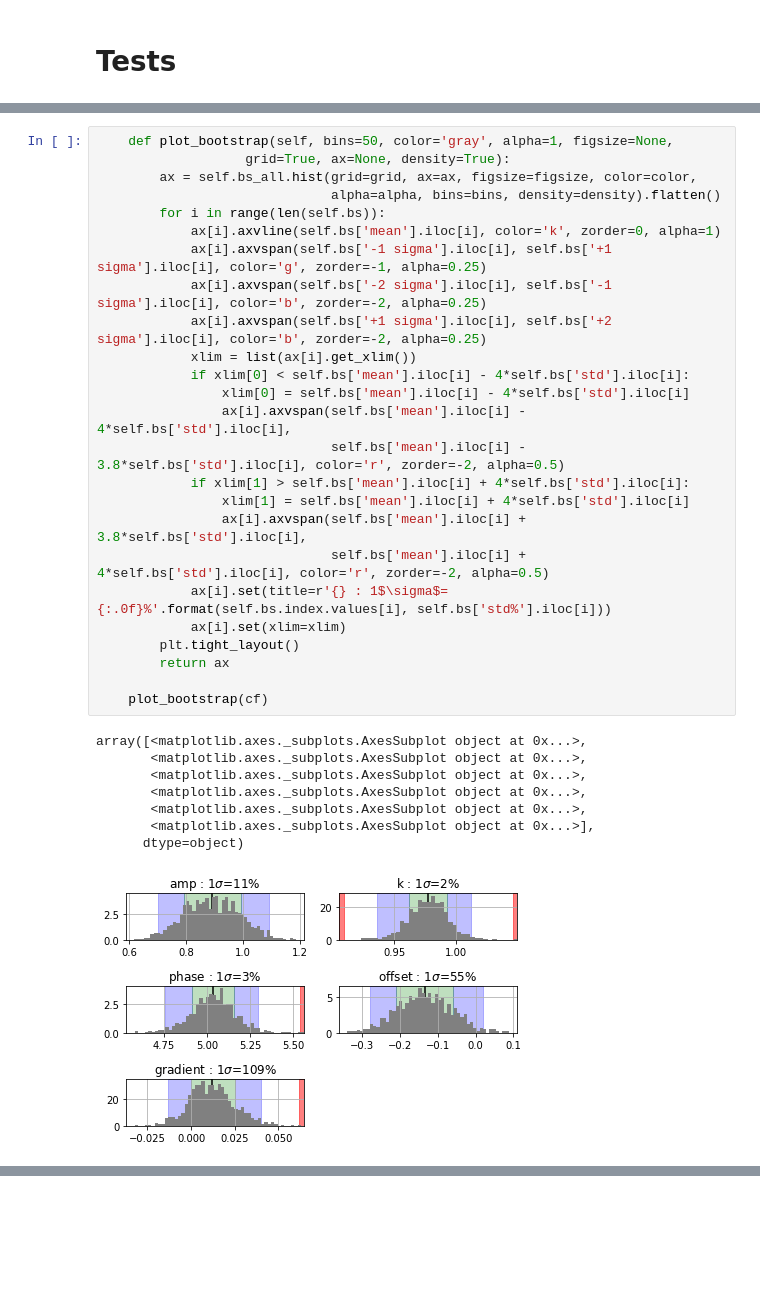
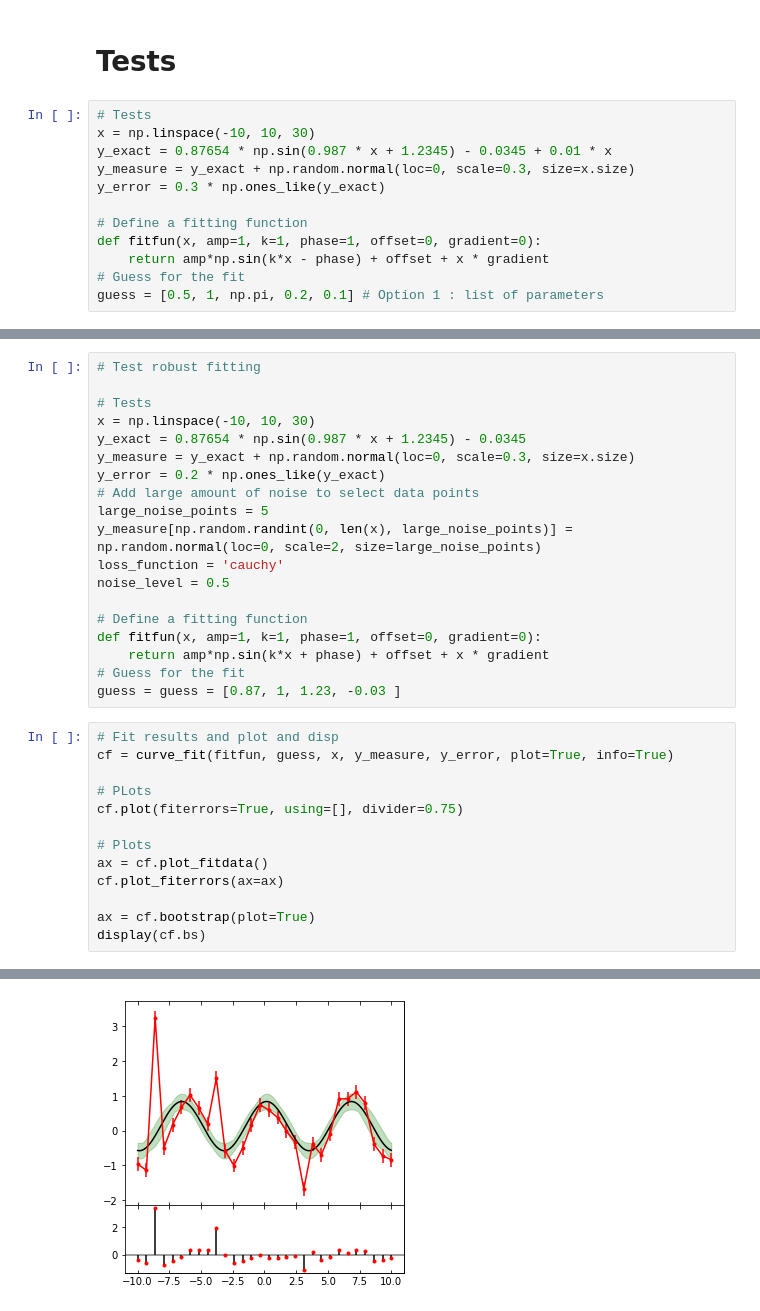
Before and after one commit to ranchop/therpy, a Jupyter notebook: notebooks/Development/curve_fit.ipynb, the cells around one changed output, grey strips where cells are left out. Cells and saved outputs as stored; diff of their text form; blank space fills up the shorter version.

Commit message:
curve_fit with robust fitting

```diff
--- a/notebooks/Development/curve_fit.ipynb
+++ b/notebooks/Development/curve_fit.ipynb
@@ -1109,3 +1134,15 @@ class curve_fit:
         return ax
 # %% [markdown]
 # Tests
+# %%
+# Tests
+x = np.linspace(-10, 10, 30)
+y_exact = 0.87654 * np.sin(0.987 * x + 1.2345) - 0.0345 + 0.01 * x
+y_measure = y_exact + np.random.normal(loc=0, scale=0.3, size=x.size)
+y_error = 0.3 * np.ones_like(y_exact)
+
+# Define a fitting function
+def fitfun(x, amp=1, k=1, phase=1, offset=0, gradient=0):
+    return amp*np.sin(k*x - phase) + offset + x * gradient
+# Guess for the fit
+guess = [0.5, 1, np.pi, 0.2, 0.1] # Option 1 : list of parameters
@@ -1160,34 +1292,33 @@ display(cf.bs)
-# %%
-    def plot_bootstrap(self, bins=50, color='gray', alpha=1, figsize=None,
-                   grid=True, ax=None, density=True):
-        ax = self.bs_all.hist(grid=grid, ax=ax, figsize=figsize, color=color,
-                              alpha=alpha, bins=bins, density=density).flatten()
-        for i in range(len(self.bs)):
-            ax[i].axvline(self.bs['mean'].iloc[i], color='k', zorder=0, alpha=1)
-            ax[i].axvspan(self.bs['-1 sigma'].iloc[i], self.bs['+1 sigma'].iloc[i], color='g', zorder=-1, alpha=0.25)
-            ax[i].axvspan(self.bs['-2 sigma'].iloc[i], self.bs['-1 sigma'].iloc[i], color='b', zorder=-2, alpha=0.25)
-            ax[i].axvspan(self.bs['+1 sigma'].iloc[i], self.bs['+2 sigma'].iloc[i], color='b', zorder=-2, alpha=0.25)
-            xlim = list(ax[i].get_xlim())
-            if xlim[0] < self.bs['mean'].iloc[i] - 4*self.bs['std'].iloc[i]:
-                xlim[0] = self.bs['mean'].iloc[i] - 4*self.bs['std'].iloc[i]
-                ax[i].axvspan(self.bs['mean'].iloc[i] - 4*self.bs['std'].iloc[i],
-                              self.bs['mean'].iloc[i] - 3.8*self.bs['std'].iloc[i], color='r', zorder=-2, alpha=0.5)
-            if xlim[1] > self.bs['mean'].iloc[i] + 4*self.bs['std'].iloc[i]:
-                xlim[1] = self.bs['mean'].iloc[i] + 4*self.bs['std'].iloc[i]
-                ax[i].axvspan(self.bs['mean'].iloc[i] + 3.8*self.bs['std'].iloc[i],
-                              self.bs['mean'].iloc[i] + 4*self.bs['std'].iloc[i], color='r', zorder=-2, alpha=0.5)
-            ax[i].set(title=r'{} : 1$\sigma$={:.0f}%'.format(self.bs.index.values[i], self.bs['std%'].iloc[i]))
-            ax[i].set(xlim=xlim)
-        plt.tight_layout()
-        return ax
-
-    plot_bootstrap(cf)
-# %% [output]
-array([<matplotlib.axes._subplots.AxesSubplot object at 0x...>,
-       <matplotlib.axes._subplots.AxesSubplot object at 0x...>,
-       <matplotlib.axes._subplots.AxesSubplot object at 0x...>,
-       <matplotlib.axes._subplots.AxesSubplot object at 0x...>,
-       <matplotlib.axes._subplots.AxesSubplot object at 0x...>,
-       <matplotlib.axes._subplots.AxesSubplot object at 0x...>],
-      dtype=object)
-[figure, removed]
+# %%
+# Test robust fitting
+
+# Tests
+x = np.linspace(-10, 10, 30)
+y_exact = 0.87654 * np.sin(0.987 * x + 1.2345) - 0.0345
+y_measure = y_exact + np.random.normal(loc=0, scale=0.3, size=x.size)
+y_error = 0.2 * np.ones_like(y_exact)
+# Add large amount of noise to select data points
+large_noise_points = 5
+y_measure[np.random.randint(0, len(x), large_noise_points)] = np.random.normal(loc=0, scale=2, size=large_noise_points)
+loss_function = 'cauchy'
+noise_level = 0.5
+
+# Define a fitting function
+def fitfun(x, amp=1, k=1, phase=1, offset=0, gradient=0):
+    return amp*np.sin(k*x + phase) + offset + x * gradient
+# Guess for the fit
+guess = guess = [0.87, 1, 1.23, -0.03 ]
+# %%
+# Fit results and plot and disp
+cf = curve_fit(fitfun, guess, x, y_measure, y_error, plot=True, info=True)
+
+# PLots
+cf.plot(fiterrors=True, using=[], divider=0.75)
+
+# Plots
+ax = cf.plot_fitdata()
+cf.plot_fiterrors(ax=ax)
+
+ax = cf.bootstrap(plot=True)
+display(cf.bs)
+# %% [output]
@@ -1193,0 +1336 @@ array([<matplotlib.axes._subplots.AxesSubplot object at 0x...>,
+[figure, added]
```
Also changed, not shown: parts of 10 cells of this notebook, 1 other file.
